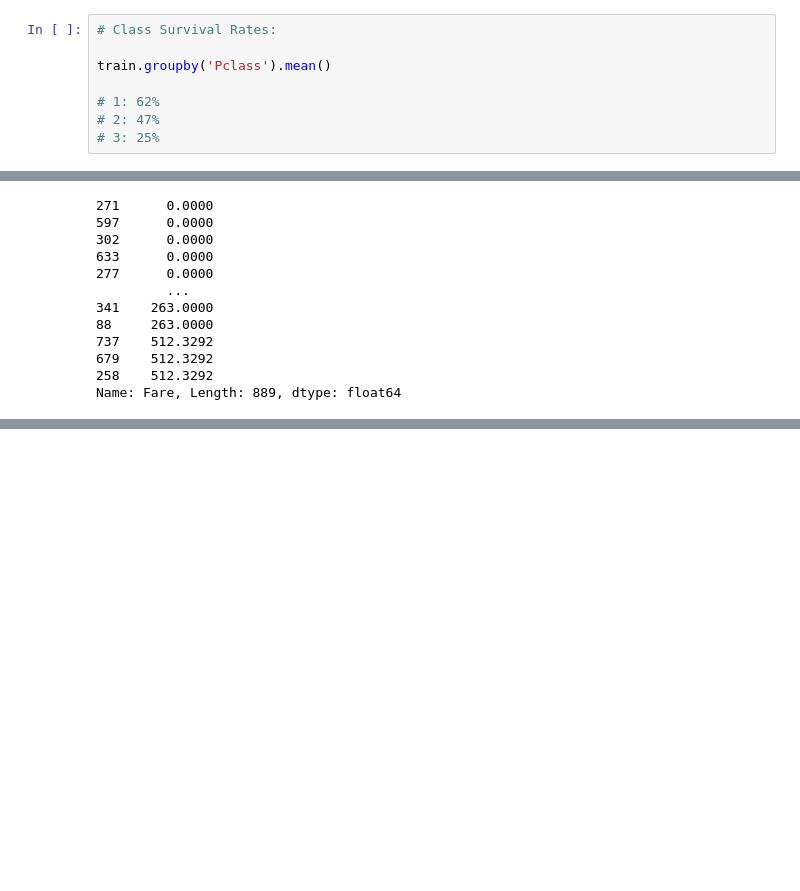
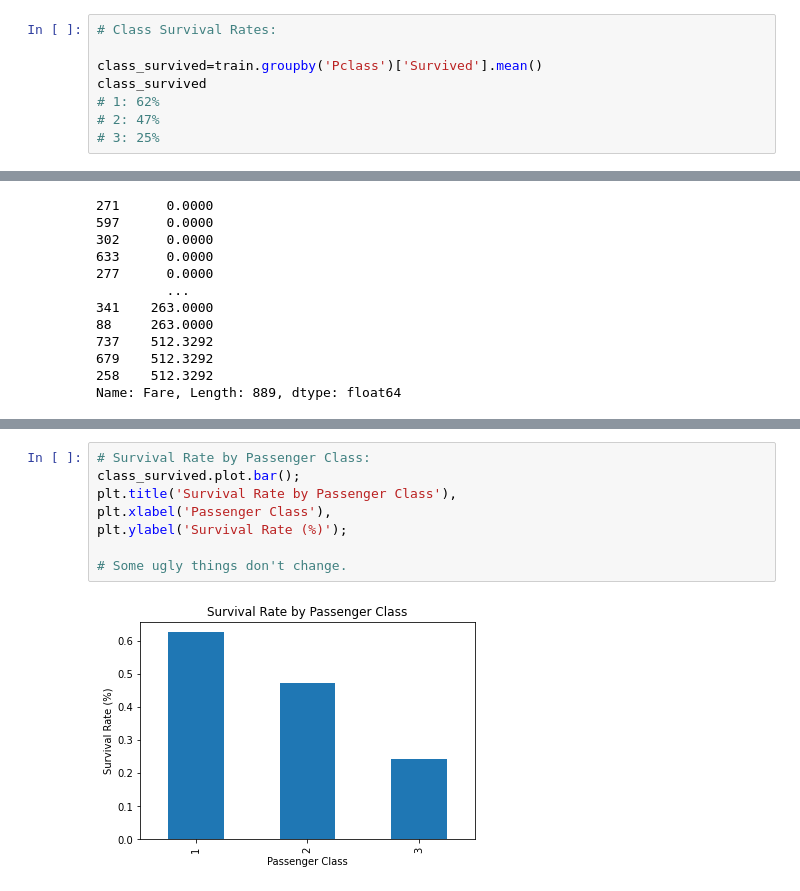
Before and after one commit to ersingt/GA, a Jupyter notebook: labs/2.01-lab-pandas-titanic-master/Titanic.ipynb, the cells around one changed output, grey strips where cells are left out. Saved outputs shown, nothing was run; the diff lists cells and outputs as text; blank space fills up the shorter version.

```diff
--- a/labs/2.01-lab-pandas-titanic-master/Titanic.ipynb
+++ b/labs/2.01-lab-pandas-titanic-master/Titanic.ipynb
@@ -124,8 +124,8 @@ train.groupby('Sex_male').mean()
 # %%
 # Class Survival Rates:
 
-train.groupby('Pclass').mean()
-
+class_survived=train.groupby('Pclass')['Survived'].mean()
+class_survived
 # 1: 62%
 # 2: 47%
 # 3: 25%
@@ -280,0 +302,10 @@ df_train['Title'] = [i.split(',')[1].split('.')[0].strip() for i in df_train['Na
+# %%
+# Survival Rate by Passenger Class:
+class_survived.plot.bar();
+plt.title('Survival Rate by Passenger Class'),
+plt.xlabel('Passenger Class'),
+plt.ylabel('Survival Rate (%)');
+
+# Some ugly things don't change.
+# %% [output]
+[figure, added]
```
Also changed, not shown: parts of 19 cells of this notebook.
